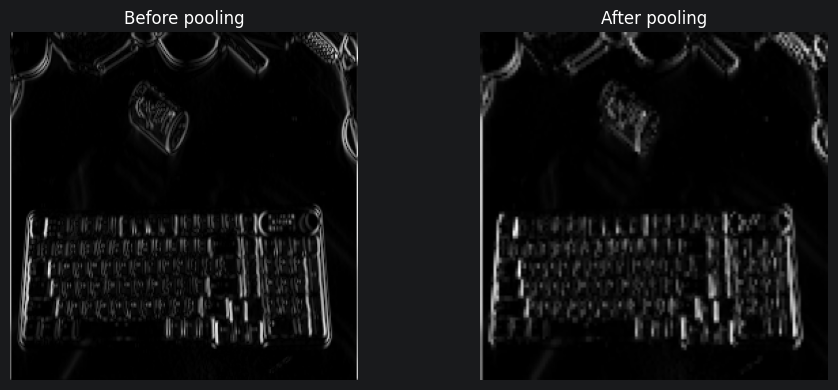
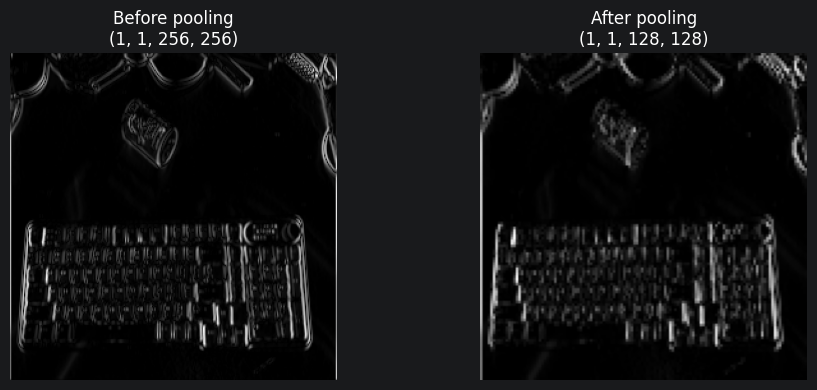
Code edit (unified diff) that turned the first committed figure into the second:
--- before
+++ after
@@ -2,11 +2,13 @@
 
 axes[0].imshow(feature_map[0, 0].detach().abs(), cmap="gray")
-axes[0].set_title("Before pooling")
+axes[0].set_title(f"Before pooling\n{tuple(feature_map.shape)}")
 axes[0].axis("off")
 
 axes[1].imshow(pooled_feature_map[0, 0].detach().abs(), cmap="gray")
-axes[1].set_title("After pooling")
+axes[1].set_title(f"After pooling\n{tuple(pooled_feature_map.shape)}")
 axes[1].axis("off")
 
 plt.tight_layout()
+
+fig.savefig(output_dir / "pooling_before_after.png", dpi=150, bbox_inches="tight")
 plt.show()

Commit: fix: update execution times and add saving functionality for pooling visualization